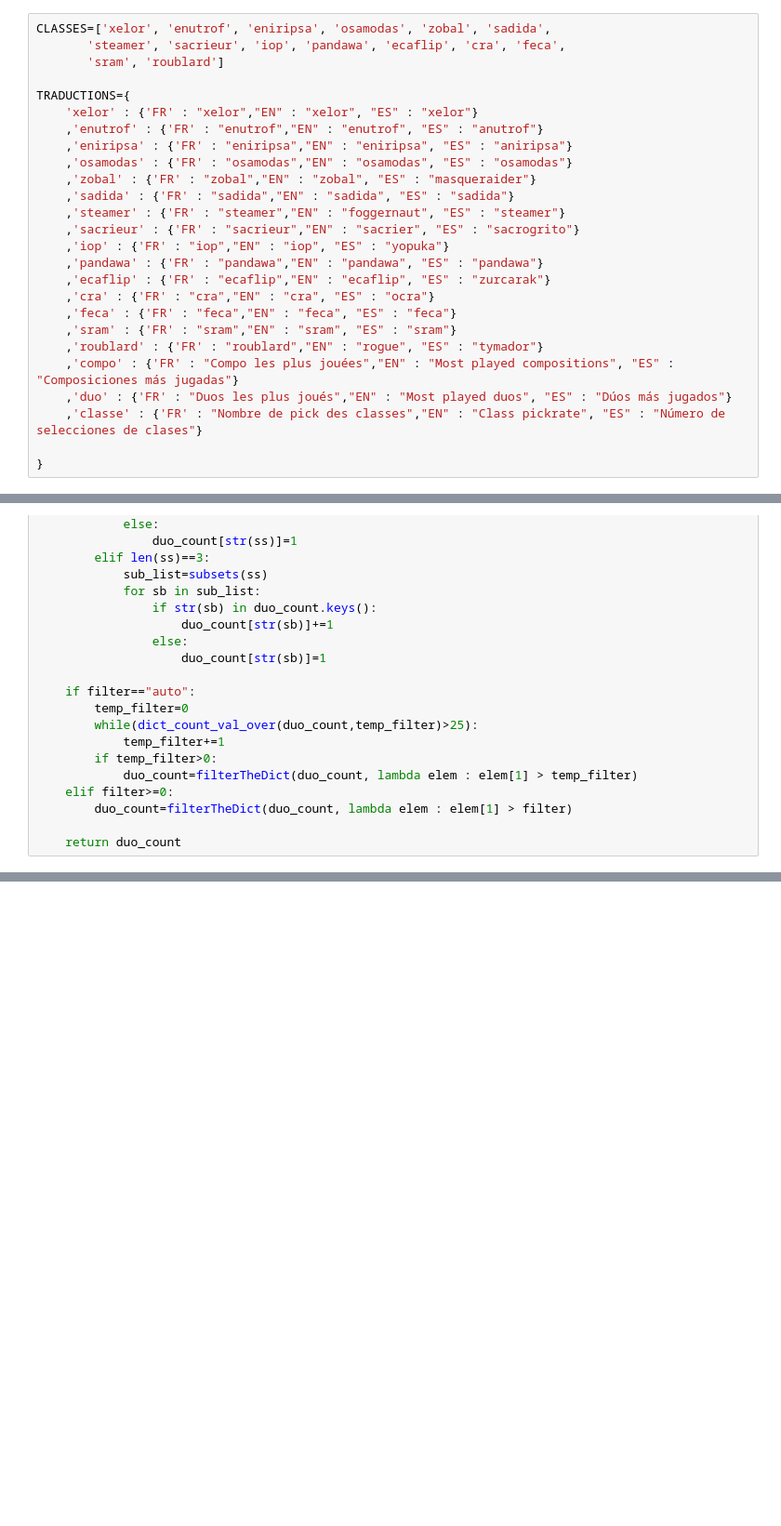
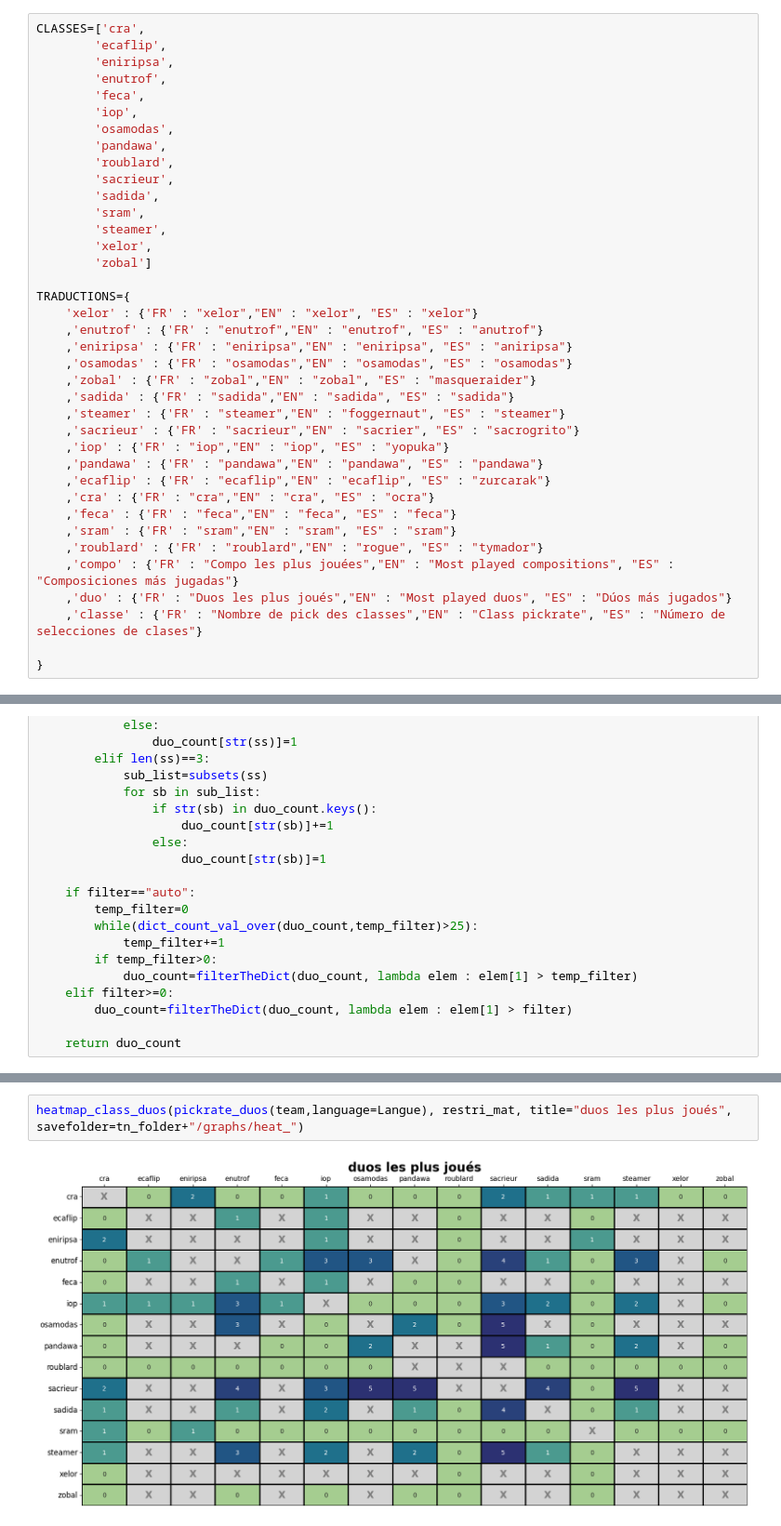
Before and after one commit to Warp-dt/Tournaments-stats, a Jupyter notebook: stats_equipes.ipynb, the cells around one changed output, grey strips where cells are left out. Shown at 93% size. Saved outputs shown, nothing was run; the diff lists cells and outputs as text; blank space fills up the shorter version.

```diff
--- a/stats_equipes.ipynb
+++ b/stats_equipes.ipynb
@@ -23,7 +59,19 @@ Langue='FR'
 # %%
-CLASSES=['xelor', 'enutrof', 'eniripsa', 'osamodas', 'zobal', 'sadida',
-       'steamer', 'sacrieur', 'iop', 'pandawa', 'ecaflip', 'cra', 'feca',
-       'sram', 'roublard']
+CLASSES=['cra',
+        'ecaflip',
+        'eniripsa',
+        'enutrof',
+        'feca',
+        'iop',
+        'osamodas',
+        'pandawa',
+        'roublard',
+        'sacrieur',
+        'sadida',
+        'sram',
+        'steamer',
+        'xelor',
+        'zobal']
 
 TRADUCTIONS={
     'xelor' : {'FR' : "xelor","EN" : "xelor", "ES" : "xelor"}
@@ -302,0 +514,4 @@ dict_barh(pickrate_duos(team,filter="auto",language=Langue),sort=True,title=TRAD
+# %%
+heatmap_class_duos(pickrate_duos(team,language=Langue), restri_mat, title="duos les plus joués", savefolder=tn_folder+"/graphs/heat_")
+# %% [output]
+[figure, added]
```
Also changed, not shown: parts of 22 cells of this notebook, 43 other files.
